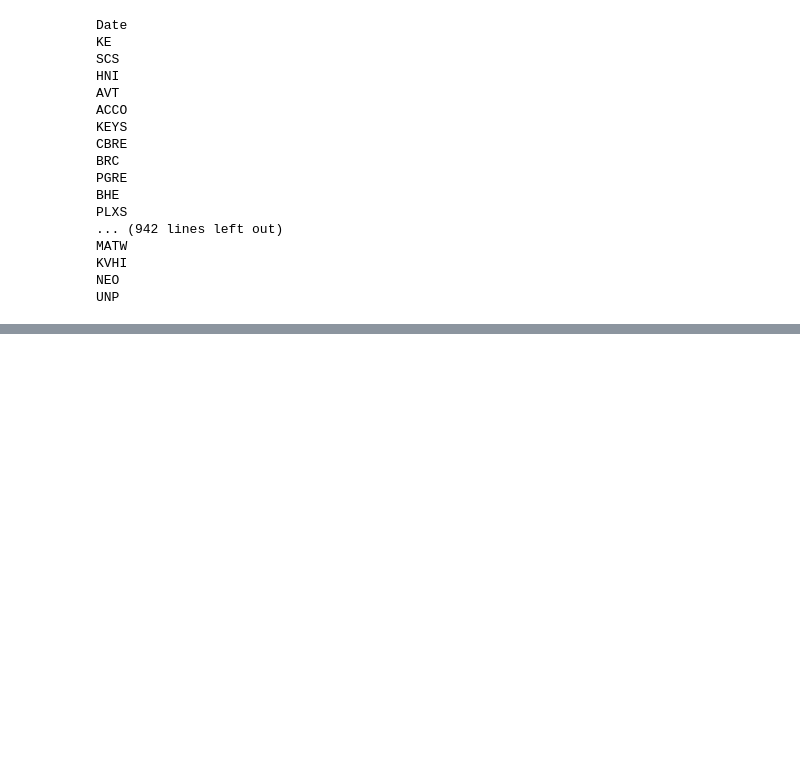
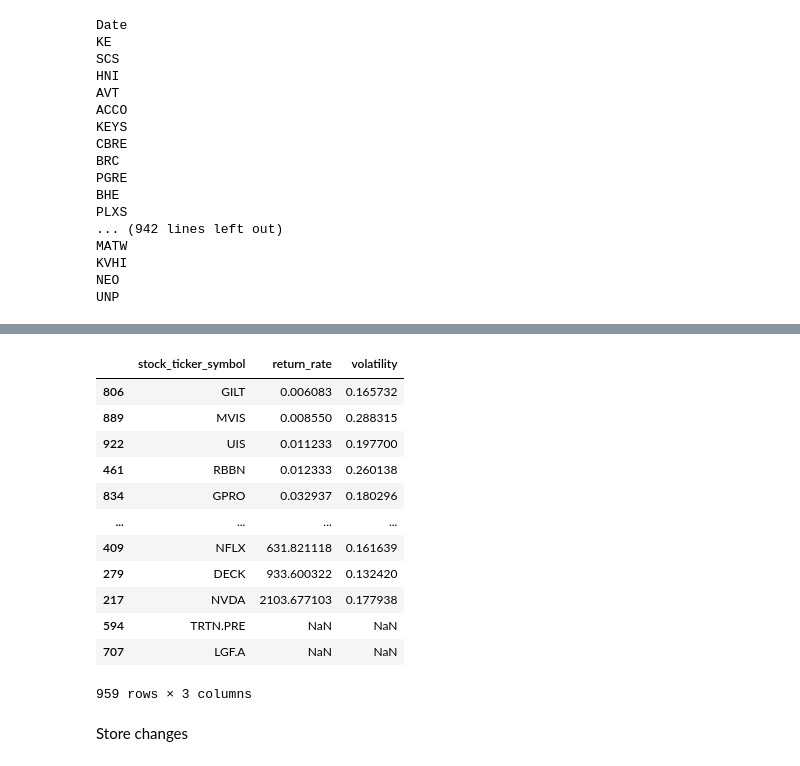
Before and after one commit to Herb-sh/sustainability_portfolio_optimisation, a Jupyter notebook: notebooks/data_expected_return_preparation.ipynb, the cells around one changed output, grey strips where cells are left out. Cells and saved outputs as stored; diff of their text form; code cells hidden in the pictures; blank space fills up the shorter version.

```diff
--- a/notebooks/data_expected_return_preparation.ipynb
+++ b/notebooks/data_expected_return_preparation.ipynb
@@ -573,3 +565,34 @@ df_overview[['stock_ticker_symbol', 'return_rate']].sort_values(by=['return_rate
+# %%
+for i, ticker in enumerate(df_overview['stock_ticker_symbol']):
+    if ticker in df_monthly_adj_close.columns:
+        # Monthly closing prices
+        prices = df_monthly_adj_close[ticker].dropna().tolist()
+
+        # Calculate monthly returns
+        returns = np.diff(prices) / prices[:-1]
+
+        # Calculate standard deviation of returns (volatility)
+        volatility = np.std(returns, ddof=1)
+        if len(prices) >= 2:
+            df_overview.loc[df_overview['stock_ticker_symbol'] == ticker, 'volatility'] = volatility
+# %%
+df_overview[['stock_ticker_symbol', 'return_rate', 'volatility']].sort_values(by=['return_rate', 'volatility'])
+# %% [output]
+|  | stock_ticker_symbol | return_rate | volatility |
+| 806 | GILT | 0.006083 | 0.165732 |
+| 889 | MVIS | 0.008550 | 0.288315 |
+| 922 | UIS | 0.011233 | 0.197700 |
+| 461 | RBBN | 0.012333 | 0.260138 |
+| 834 | GPRO | 0.032937 | 0.180296 |
+| ... | ... | ... | ... |
+| 409 | NFLX | 631.821118 | 0.161639 |
+| 279 | DECK | 933.600322 | 0.132420 |
+| 217 | NVDA | 2103.677103 | 0.177938 |
+| 594 | TRTN.PRE | NaN | NaN |
+| 707 | LGF.A | NaN | NaN |
+959 rows × 3 columns
+# %% [markdown]
+Store changes
 # %%
 df_overview.to_csv('../data/data_10_overview.csv')
 df_monthly_return.to_csv('../data/data_10_monthly_returns_complete.csv')
```
Also changed, not shown: parts of 5 cells of this notebook, 2 other files.
